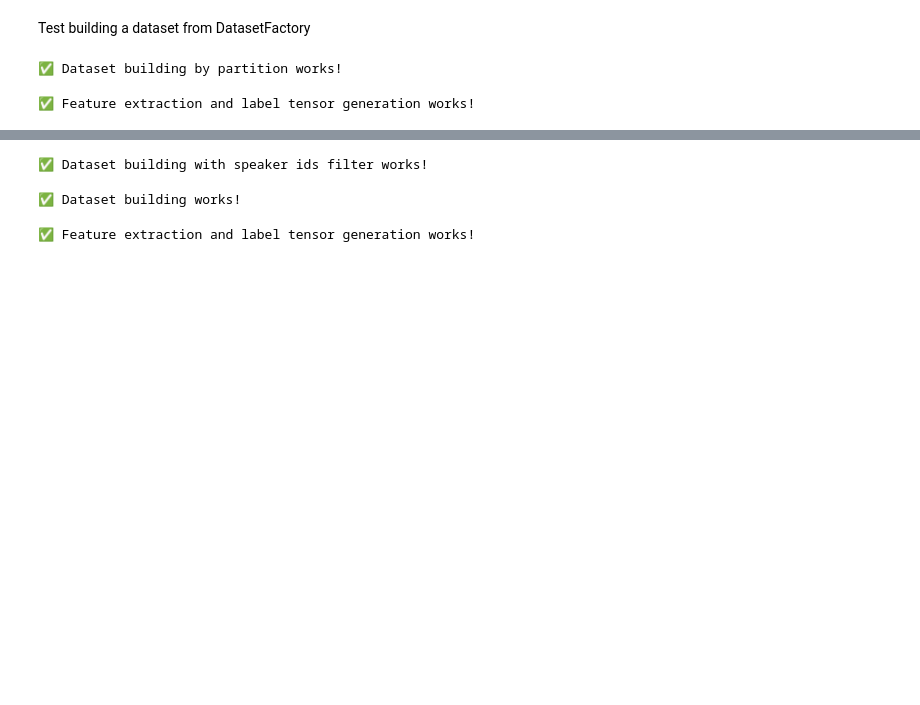
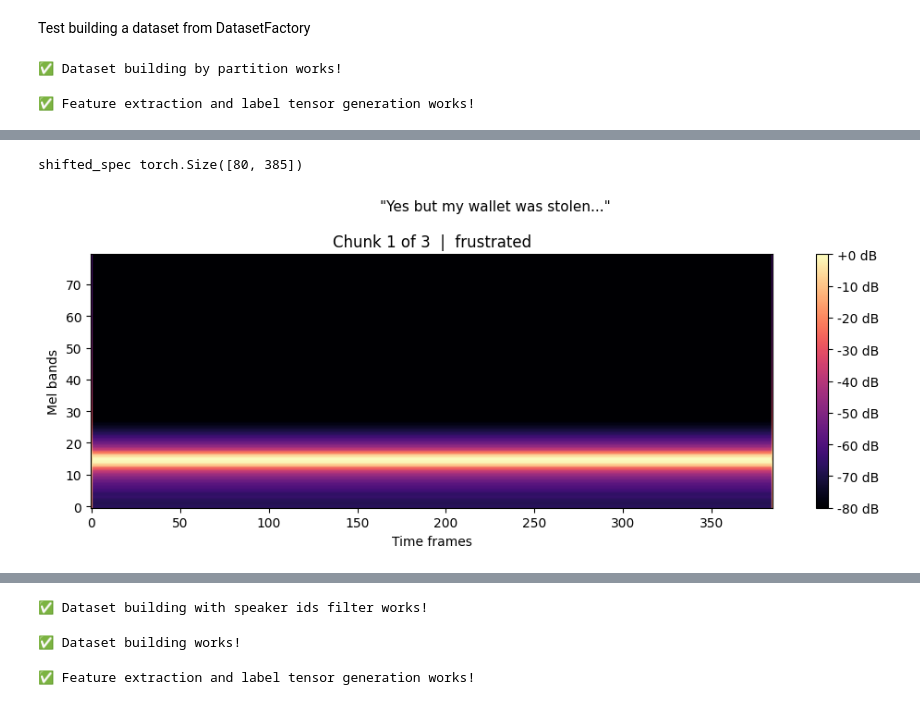
Before and after one commit to gofordiego/nbdev-upc-aidl-iemocap-datasets, a Jupyter notebook: nbs/00_core.ipynb, the cells around one changed output, grey strips where cells are left out. Cells and saved outputs as stored; diff of their text form; code cells hidden in the pictures; blank space fills up the shorter version.

```diff
--- a/nbs/00_core.ipynb
+++ b/nbs/00_core.ipynb
@@ -826,0 +895,18 @@ ds.plot_melspectrogram(0)
+# %%
+# Check Pitch Shift
+ds = factory.build_dataset(
+    pitch_shift_prob=1.0,  # Pitch shift augmentation
+    id=1,
+    n_fft=1024,
+    hop_length=200,
+    win_length=400,
+    n_mels=80,
+    should_refresh_local_cache=False
+)
+
+shifted_spec = ds.generate_melspectrogram(0)
+ds.plot_melspectrogram(0, override_spec=shifted_spec)
+ds.decode_melspectrogram(shifted_spec)
+# %% [output]
+shifted_spec torch.Size([80, 385])
+[figure, added]
```
Also changed, not shown: parts of 7 cells of this notebook, 2 other files.
